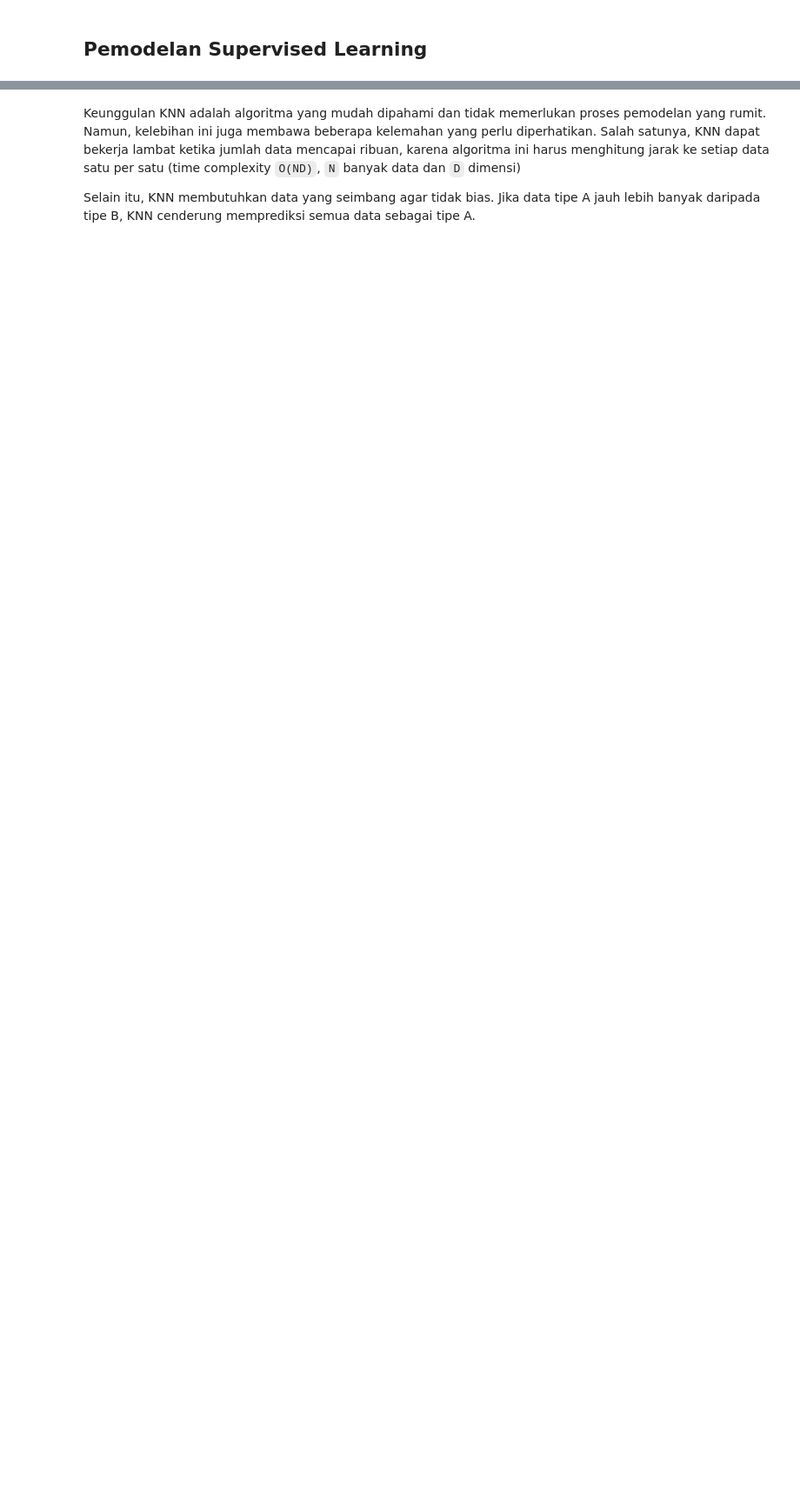
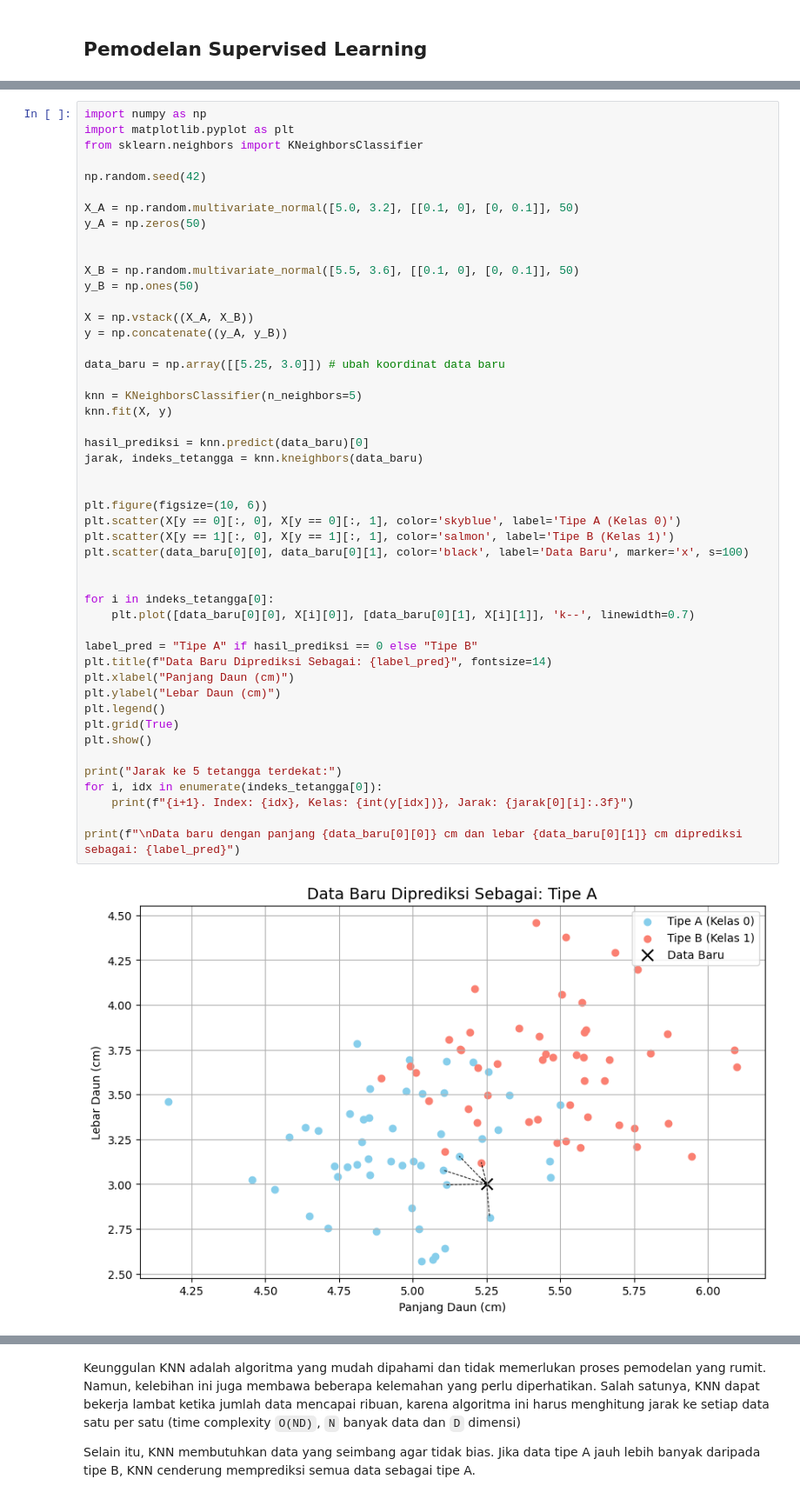
Before and after one commit to JryFarrr/Module_ML_GDGoC_ITS, a Jupyter notebook: Supervised Learning/main.ipynb, the cells around one changed output, grey strips where cells are left out. Shown at 87% size. Saved outputs shown, nothing was run; the diff lists cells and outputs as text; blank space fills up the shorter version.

```diff
--- a/Supervised Learning/main.ipynb
+++ b/Supervised Learning/main.ipynb
@@ -116,0 +99,50 @@ Tanaman dengan panjang daun 6.0 cm dan Lebar Daun 3.8 cm diprediksi: 1
+# %%
+import numpy as np
+import matplotlib.pyplot as plt
+from sklearn.neighbors import KNeighborsClassifier
+
+np.random.seed(42)
+
+X_A = np.random.multivariate_normal([5.0, 3.2], [[0.1, 0], [0, 0.1]], 50)
+y_A = np.zeros(50)
+
+
+X_B = np.random.multivariate_normal([5.5, 3.6], [[0.1, 0], [0, 0.1]], 50)
+y_B = np.ones(50)
+
+X = np.vstack((X_A, X_B))
+y = np.concatenate((y_A, y_B))
+
+data_baru = np.array([[5.25, 3.0]]) # ubah koordinat data baru
+
+knn = KNeighborsClassifier(n_neighbors=5)
+knn.fit(X, y)
+
+hasil_prediksi = knn.predict(data_baru)[0]
+jarak, indeks_tetangga = knn.kneighbors(data_baru)
+
+
+plt.figure(figsize=(10, 6))
+plt.scatter(X[y == 0][:, 0], X[y == 0][:, 1], color='skyblue', label='Tipe A (Kelas 0)')
+plt.scatter(X[y == 1][:, 0], X[y == 1][:, 1], color='salmon', label='Tipe B (Kelas 1)')
+plt.scatter(data_baru[0][0], data_baru[0][1], color='black', label='Data Baru', marker='x', s=100)
+
+
+for i in indeks_tetangga[0]:
+    plt.plot([data_baru[0][0], X[i][0]], [data_baru[0][1], X[i][1]], 'k--', linewidth=0.7)
+
+label_pred = "Tipe A" if hasil_prediksi == 0 else "Tipe B"
+plt.title(f"Data Baru Diprediksi Sebagai: {label_pred}", fontsize=14)
+plt.xlabel("Panjang Daun (cm)")
+plt.ylabel("Lebar Daun (cm)")
+plt.legend()
+plt.grid(True)
+plt.show()
+
+print("Jarak ke 5 tetangga terdekat:")
+for i, idx in enumerate(indeks_tetangga[0]):
+    print(f"{i+1}. Index: {idx}, Kelas: {int(y[idx])}, Jarak: {jarak[0][i]:.3f}")
+
+print(f"\nData baru dengan panjang {data_baru[0][0]} cm dan lebar {data_baru[0][1]} cm diprediksi sebagai: {label_pred}")
+# %% [output]
+[figure, added]
```
Also changed, not shown: parts of 46 cells of this notebook.
